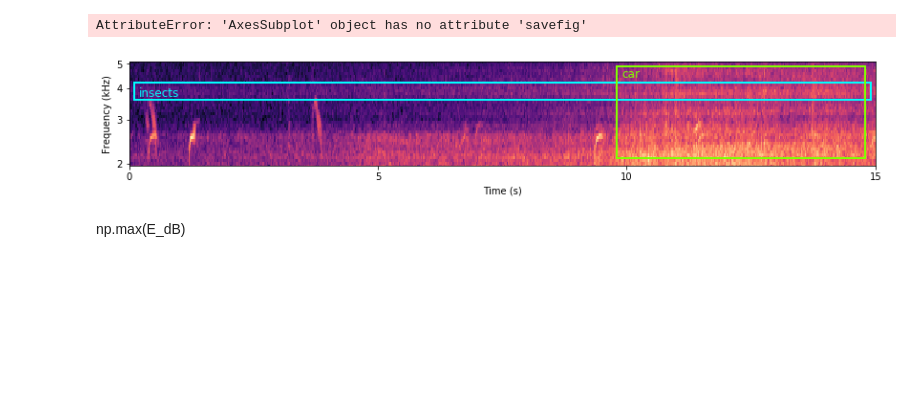
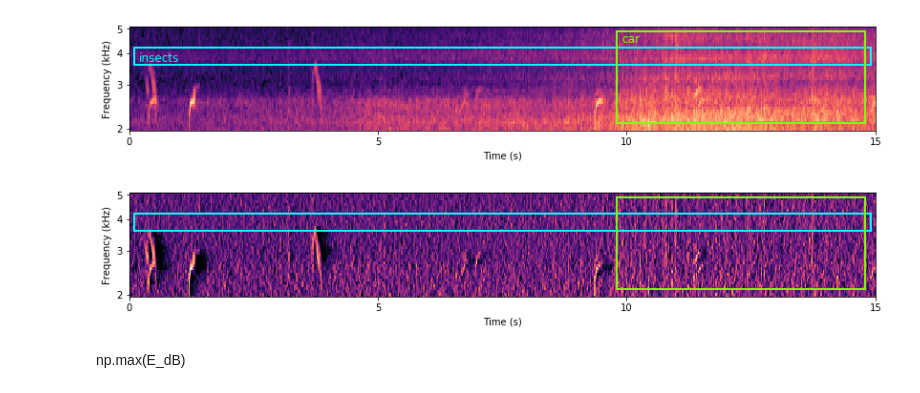
Before and after one commit to BirdVox/lostanlen_spl2018, a Jupyter notebook: pcen_spectrograms.ipynb, the cells around one changed output. Cells and saved outputs as stored; diff of their text form; code cells hidden in the pictures; blank space fills up the shorter version.

```diff
--- a/pcen_spectrograms.ipynb
+++ b/pcen_spectrograms.ipynb
@@ -84,7 +84,7 @@ fmin = librosa.mel_frequencies(
 fmax = librosa.mel_frequencies(
     n_mels=settings["n_mels"],
     fmin=settings["fmin"], fmax=settings["fmax"])[melmax]
-fig = librosa.display.specshow(E_dB,
+librosa.display.specshow(E_dB,
     y_axis='mel', x_axis="time",
     sr=settings["sr"], hop_length=settings["hop_length"],
     fmin=fmin, fmax=fmax)
@@ -109,35 +109,35 @@ fig.savefig('logE_spectrogram.eps',
     transparent=True, bbox_inches="tight")
 
 
 
 
 fig = plt.figure(figsize=(14, 2))
 fmin = librosa.mel_frequencies(
     n_mels=settings["n_mels"],
     fmin=settings["fmin"], fmax=settings["fmax"])[melmin]
 fmax = librosa.mel_frequencies(
     n_mels=settings["n_mels"],
     fmin=settings["fmin"], fmax=settings["fmax"])[melmax]
-fig = librosa.display.specshow(PCEN[melmin:melmax,tmin:tmax],
+librosa.display.specshow(PCEN[melmin:melmax,tmin:tmax],
     y_axis='mel', x_axis="time",
     sr=settings["sr"], hop_length=settings["hop_length"],
     fmin=fmin, fmax=fmax)
 rect_insects = matplotlib.patches.Rectangle((0.1, 3600.0),
     14.8, 600.0, edgecolor='#00FFFF', linewidth=2.0, facecolor='none')
 rect_car = matplotlib.patches.Rectangle((9.8, 2100.0),
     5.0, 2800.0, edgecolor='#80FF00', linewidth=2.0, facecolor='none')
 plt.gcf().get_axes()[0].add_patch(rect_insects)
 plt.gcf().get_axes()[0].add_patch(rect_car)
 plt.xlabel("Time (s)")
 plt.ylabel("Frequency (kHz)")
 plt.yticks(np.linspace(2000, 5000, 4))
 plt.gca().set_yticklabels([2, 3, 4, 5])
 plt.minorticks_off()
 fig.savefig('PCEN_spectrogram.eps',
     transparent=True, bbox_inches="tight")
 # %% [output]
-AttributeError: 'AxesSubplot' object has no attribute 'savefig'
 [figure]
+[figure, added]
 # %% [markdown]
 np.max(E_dB)
 # %%
```
Also changed, not shown: 2 other files.
